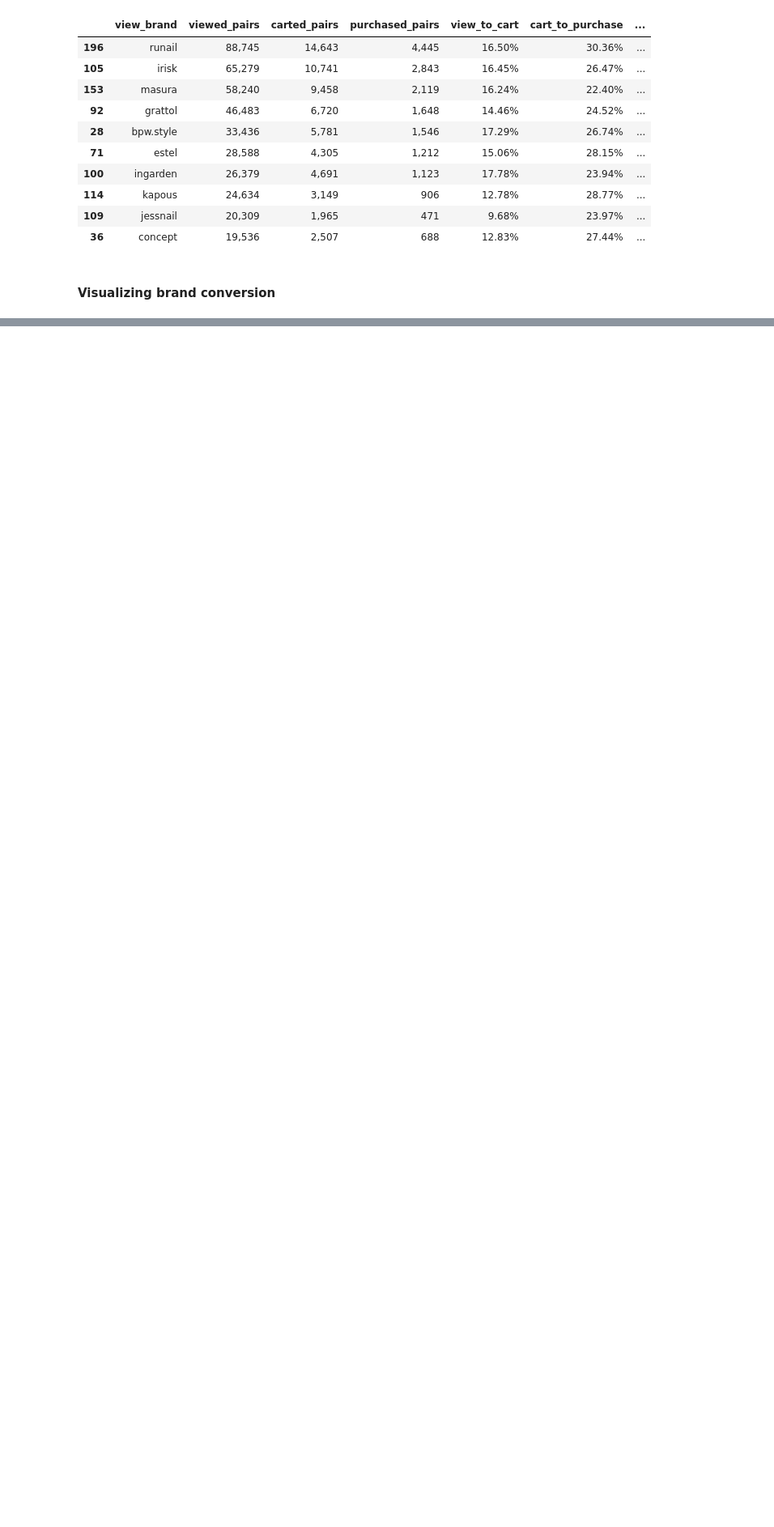
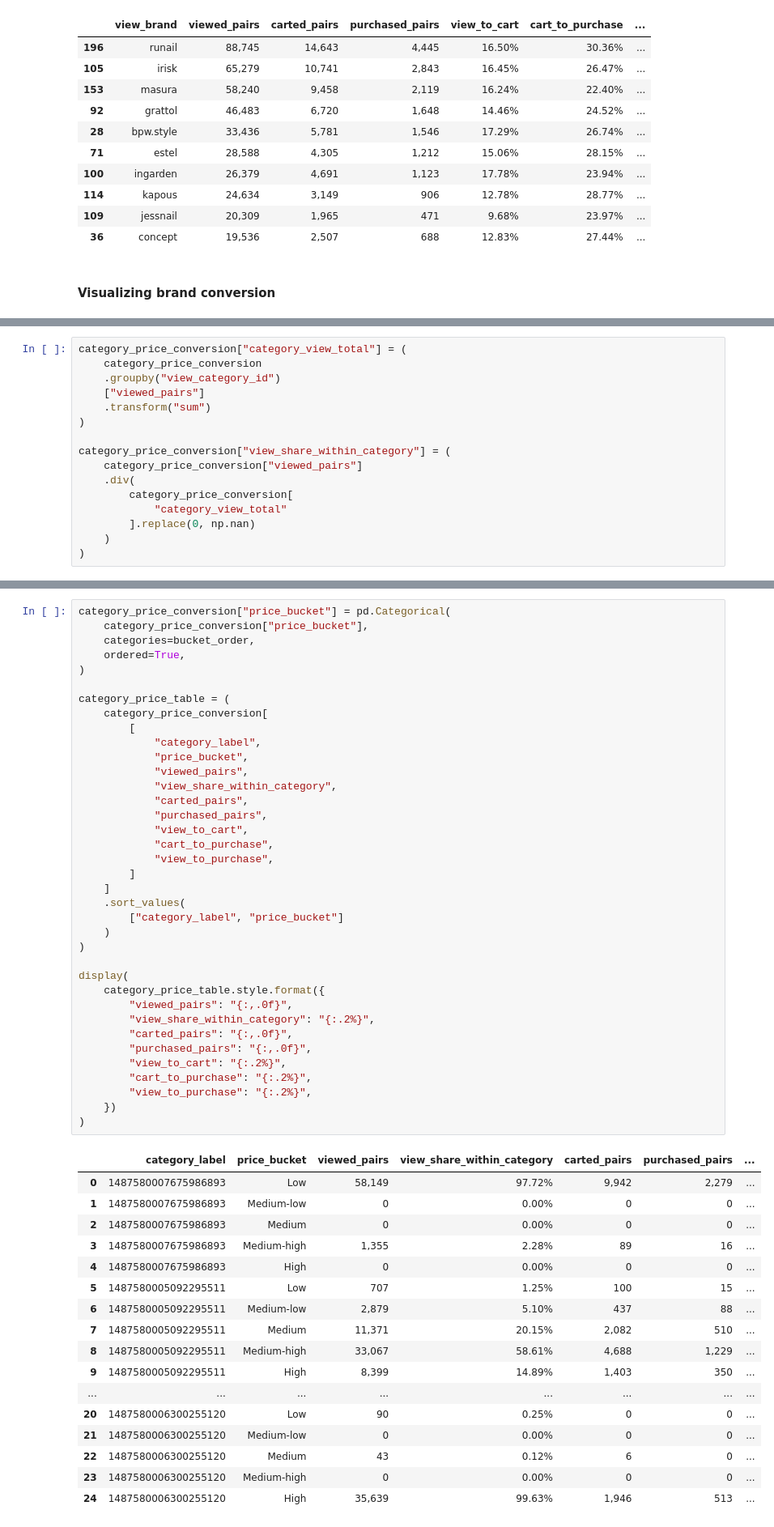
Before and after one commit to moriyuko/ecommerce-product-analysis, a Jupyter notebook: notebook.ipynb, the cells around one changed output, grey strips where cells are left out. Shown at 81% size. Drawn from its saved outputs; the diff is of its cells as text; blank space fills up the shorter version.

Commit message:
category x price conversion analysis

```diff
--- a/notebook.ipynb
+++ b/notebook.ipynb
@@ -1776,0 +1883,16 @@ Does the lower conversion of high-priced products persist within brands?
+# %%
+category_price_conversion["category_view_total"] = (
+    category_price_conversion
+    .groupby("view_category_id")
+    ["viewed_pairs"]
+    .transform("sum")
+)
+
+category_price_conversion["view_share_within_category"] = (
+    category_price_conversion["viewed_pairs"]
+    .div(
+        category_price_conversion[
+            "category_view_total"
+        ].replace(0, np.nan)
+    )
+)
@@ -1776,0 +1924,55 @@ Does the lower conversion of high-priced products persist within brands?
+# %%
+category_price_conversion["price_bucket"] = pd.Categorical(
+    category_price_conversion["price_bucket"],
+    categories=bucket_order,
+    ordered=True,
+)
+
+category_price_table = (
+    category_price_conversion[
+        [
+            "category_label",
+            "price_bucket",
+            "viewed_pairs",
+            "view_share_within_category",
+            "carted_pairs",
+            "purchased_pairs",
+            "view_to_cart",
+            "cart_to_purchase",
+            "view_to_purchase",
+        ]
+    ]
+    .sort_values(
+        ["category_label", "price_bucket"]
+    )
+)
+
+display(
+    category_price_table.style.format({
+        "viewed_pairs": "{:,.0f}",
+        "view_share_within_category": "{:.2%}",
+        "carted_pairs": "{:,.0f}",
+        "purchased_pairs": "{:,.0f}",
+        "view_to_cart": "{:.2%}",
+        "cart_to_purchase": "{:.2%}",
+        "view_to_purchase": "{:.2%}",
+    })
+)
+# %% [output]
+|  | category_label | price_bucket | viewed_pairs | view_share_within_category | carted_pairs | purchased_pairs | ... |
+| 0 | 1487580007675986893 | Low | 58,149 | 97.72% | 9,942 | 2,279 | ... |
+| 1 | 1487580007675986893 | Medium-low | 0 | 0.00% | 0 | 0 | ... |
+| 2 | 1487580007675986893 | Medium | 0 | 0.00% | 0 | 0 | ... |
+| 3 | 1487580007675986893 | Medium-high | 1,355 | 2.28% | 89 | 16 | ... |
+| 4 | 1487580007675986893 | High | 0 | 0.00% | 0 | 0 | ... |
+| 5 | 1487580005092295511 | Low | 707 | 1.25% | 100 | 15 | ... |
+| 6 | 1487580005092295511 | Medium-low | 2,879 | 5.10% | 437 | 88 | ... |
+| 7 | 1487580005092295511 | Medium | 11,371 | 20.15% | 2,082 | 510 | ... |
+| 8 | 1487580005092295511 | Medium-high | 33,067 | 58.61% | 4,688 | 1,229 | ... |
+| 9 | 1487580005092295511 | High | 8,399 | 14.89% | 1,403 | 350 | ... |
+| ... | ... | ... | ... | ... | ... | ... | ... |
+| 20 | 1487580006300255120 | Low | 90 | 0.25% | 0 | 0 | ... |
+| 21 | 1487580006300255120 | Medium-low | 0 | 0.00% | 0 | 0 | ... |
+| 22 | 1487580006300255120 | Medium | 43 | 0.12% | 6 | 0 | ... |
+| 23 | 1487580006300255120 | Medium-high | 0 | 0.00% | 0 | 0 | ... |
+| 24 | 1487580006300255120 | High | 35,639 | 99.63% | 1,946 | 513 | ... |
```
Also changed, not shown: parts of 11 cells of this notebook.
